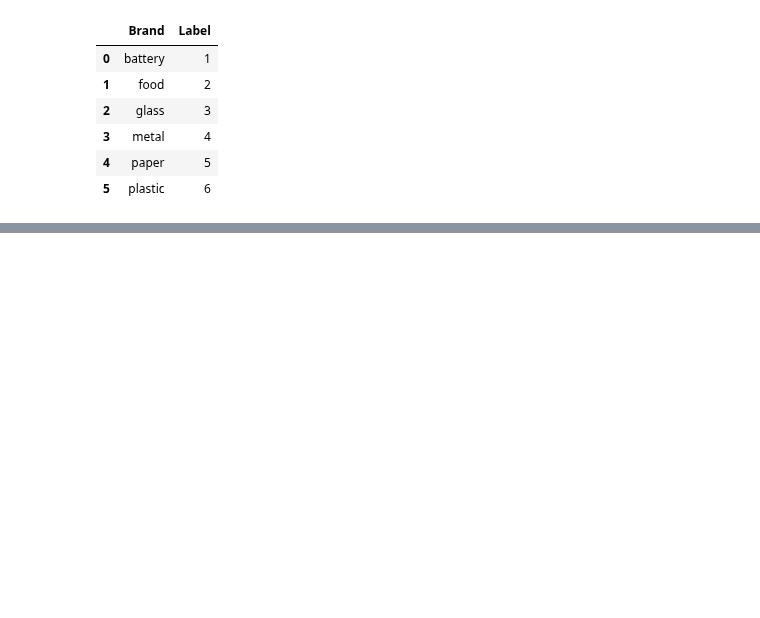
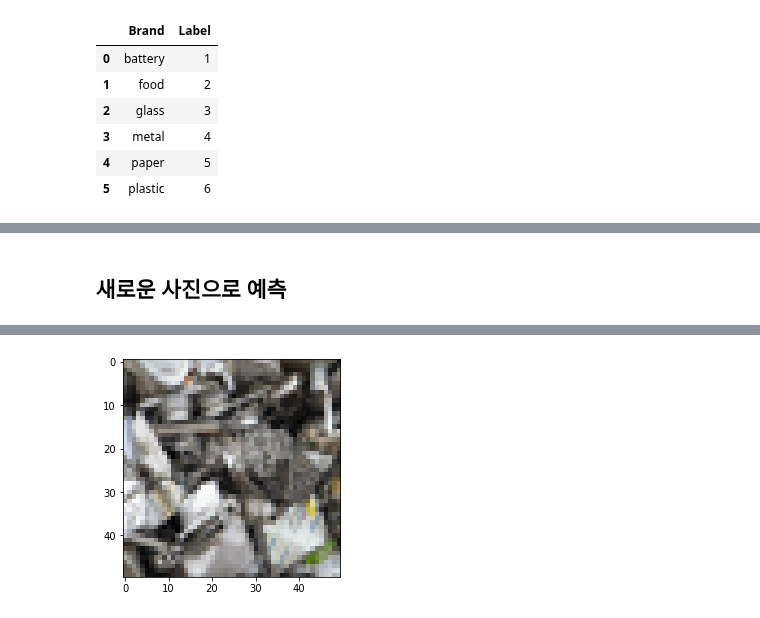
Before and after one commit to HoJin1014/KNU-BIGDATA-study, a Jupyter notebook: livingrab5/trash_ex1.ipynb, the cells around one changed output, grey strips where cells are left out. Cells and saved outputs as stored; diff of their text form; code cells hidden in the pictures; blank space fills up the shorter version.

```diff
--- a/livingrab5/trash_ex1.ipynb
+++ b/livingrab5/trash_ex1.ipynb
@@ -585,10 +589,24 @@ train_y.shape
+# %%
+image_size = 150
+input_shape = (image_size, image_size, 3)
+
+resize_and_rescale = Sequential([
+    preprocessing.Resizing(image_size, image_size),
+    preprocessing.Rescaling(1./255)
+])
 # %%
 model=Sequential()
-model.add(Conv2D(58, kernel_size=3, activation='relu', padding='same', input_shape=(50,50,3)))
+model.add(resize_and_rescale)
+model.add(Conv2D(64, kernel_size=3, activation='relu', padding='same', input_shape=(50,50,3)))
 model.add(MaxPool2D())
-model.add(Conv2D(100, kernel_size=3, padding='same'))
+model.add(Conv2D(128, kernel_size=3, padding='same'))
+model.add(Conv2D(64, kernel_size=3, padding='same'))
 model.add(MaxPool2D())
+model.add(Conv2D(128, kernel_size=3, padding='same'))
+# model.add(Conv2D(256, kernel_size=3, padding='same'))
+model.add(MaxPool2D())
+
 model.add(Flatten())
-model.add(Dense(100, activation='relu'))
-model.add(Dense(26, activation='softmax'))
+model.add(Dense(512, activation='relu'))
+model.add(Dense(12, activation='softmax'))
 # %%
@@ -621,10 +621,14 @@ train_datagen = ImageDataGenerator(
     horizontal_flip=True
 )
 train_datagen.fit(train_xx)
+# %%
+es = EarlyStopping(monitor='accuracy', mode='max', verbose=1, patience=500)
+mc = ModelCheckpoint('best_model.h5', monitor='accuracy', mode='max', save_best_only=True)
 # %%
 model.compile(optimizer='adam',loss='sparse_categorical_crossentropy',metrics=['accuracy'])
 # %%
 History1 = model.fit_generator(train_datagen.flow(train_xx,train_y, batch_size=32),
-                              epochs = 100, validation_data = (val_xx,val_y),
-                              verbose = 1, steps_per_epoch=train_xx.shape[0] // 32)
+                              epochs = 15, validation_data = (val_xx,val_y),
+                              verbose = 1, steps_per_epoch=train_xx.shape[0] // 32,
+                               callbacks=[es, mc])
 # %% [output]
@@ -758,0 +716,2 @@ food
+# %% [markdown]
+## 새로운 사진으로 예측
@@ -758,0 +726,3 @@ food
+# %%
+a=img_preprocessing('./test.img/metal1.JPG')
+# %% [output]
@@ -758,0 +731 @@ food
+[figure, added]
```
Also changed, not shown: parts of 64 cells of this notebook.
